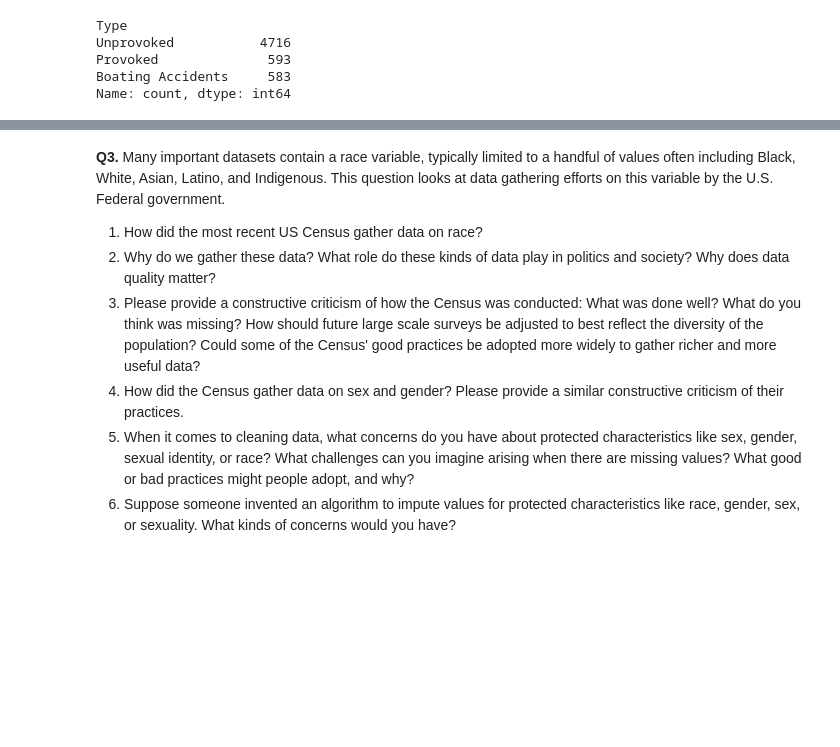
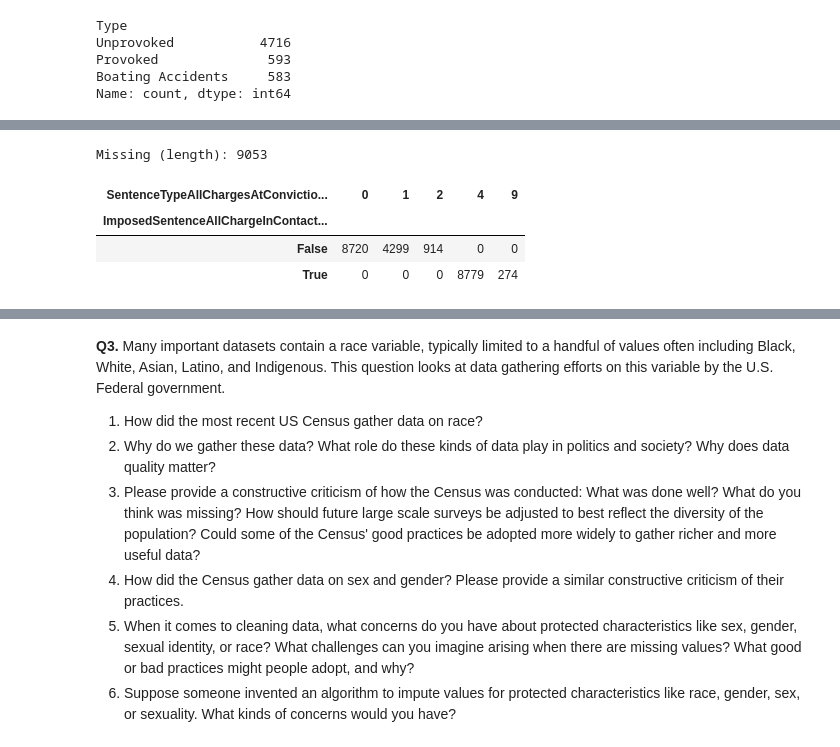
Before and after one commit to 22ai/ds30001-wrangling, a Jupyter notebook: assignment/assignment.ipynb, the cells around one changed output, grey strips where cells are left out. Drawn from its saved outputs; the diff is of its cells as text; code cells hidden in the pictures; blank space fills up the shorter version.

```diff
--- a/assignment/assignment.ipynb
+++ b/assignment/assignment.ipynb
@@ -200,0 +217,5 @@ Name: count, dtype: int64
+# %%
+var = 'released' #I think you wanted us to work on this column? Not sure
+release = df[var]
+print(release.unique(),'\n')
+print(release.value_counts(),'\n')
@@ -200,0 +232,5 @@ Name: count, dtype: int64
+# %%
+release.replace(9, np.nan, inplace=True)
+print(release.unique(),'\n')
+print(release.value_counts(),'\n')
+print("Missing:",sum(release.isnull()))
@@ -200,0 +246,4 @@ Name: count, dtype: int64
+# %%
+df[var] = release
+del release
+df[var].value_counts()
@@ -200,0 +257,13 @@ Name: count, dtype: int64
+# %%
+length = df['ImposedSentenceAllChargeInContactEvent'] #sentence term in months
+type = df['SentenceTypeAllChargesAtConvictionInContactEvent']
+
+# Type Codebook:
+# 0: Probation/No Incarceration
+# 1: Jail up to 12 mo
+# 2: Prison >1yr
+# 4: Other
+# 9: Missing
+
+print(length.unique(),'\n')
+print(length.value_counts(),'\n')
@@ -200,0 +288,14 @@ Name: count, dtype: int64
+# %%
+length.replace('',np.nan,inplace=True)
+length = pd.to_numeric(length,errors='coerce')
+
+missing_length = length.isnull()
+print("Missing (length):",sum(missing_length))
+
+pd.crosstab(missing_length,type)
+# %% [output]
+Missing (length): 9053
+| SentenceTypeAllChargesAtConvictio... | 0 | 1 | 2 | 4 | 9 |
+| ImposedSentenceAllChargeInContact... |  |  |  |  |  |
+| False | 8720 | 4299 | 914 | 0 | 0 |
+| True | 0 | 0 | 0 | 8779 | 274 |
```
Also changed, not shown: parts of 14 cells of this notebook, 1 other file.
